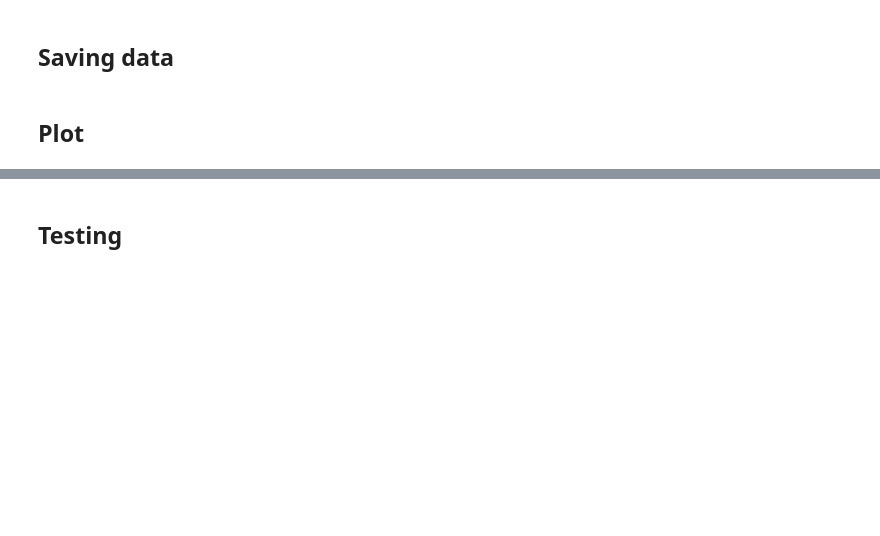
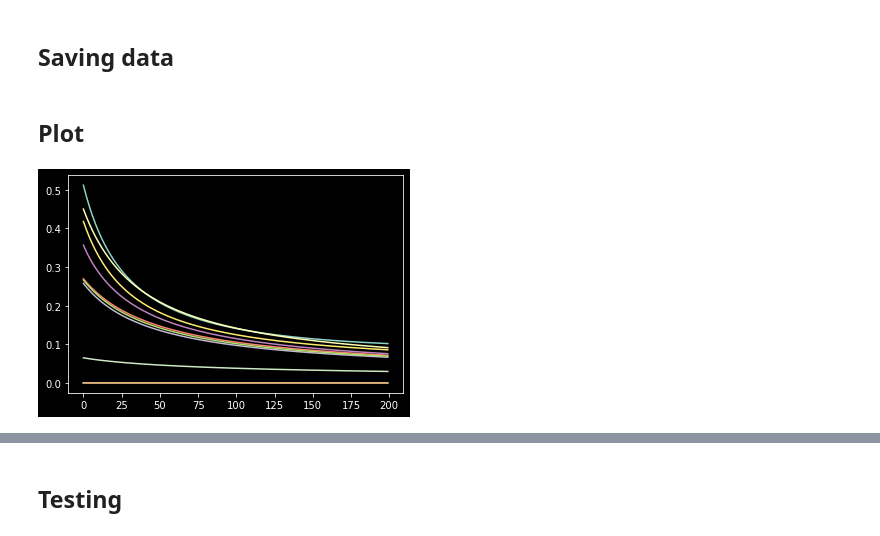
Before and after one commit to LyKex/pymatgen-diffusion, a Jupyter notebook: IDPP_path_modified.ipynb, the cells around one changed output, grey strips where cells are left out. Cells and saved outputs as stored; diff of their text form; code cells hidden in the pictures; blank space fills up the shorter version.

Commit message:
add plot section

```diff
--- a/IDPP_path_modified.ipynb
+++ b/IDPP_path_modified.ipynb
@@ -75,3 +95,13 @@ with open(os.path.join(saveDir, "neighbor_26.txt"),"w") as f:
             f.write(str(ni)+"\n")
 # %% [markdown]
 ## Plot
+# %%
+import matplotlib.pyplot as plt
+import numpy as np
+
+attr_force = np.loadtxt("C:\\ComputMatSci\\IDPP_test\\pymatgen\\Ag_2\\20191029\\20191029_test_03\\attr_force_log.txt")
+ax1 = plt.subplot(311)
+plt.plot(attr_force)
+plt.show()
+# %% [output]
+[figure, added]
```
Also changed, not shown: parts of 7 cells of this notebook.
